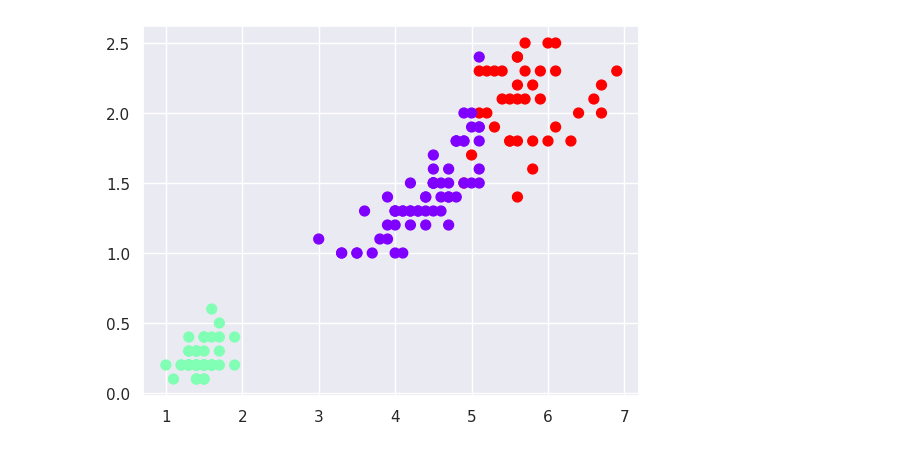
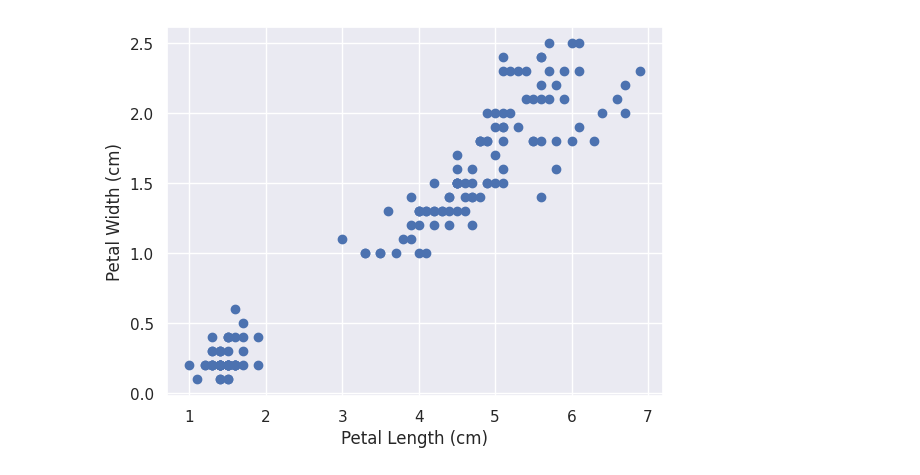
Before and after one commit to Sandrocamargo/data-mining, a Jupyter notebook: Python/md07_clustering.ipynb, the cells around one changed output. Saved outputs shown, nothing was run; the diff lists cells and outputs as text; code cells hidden in the pictures.

```diff
--- a/Python/md07_clustering.ipynb
+++ b/Python/md07_clustering.ipynb
@@ -31,8 +60,9 @@ plt.scatter(iris.data[:, 2], iris.data[:, 3])
-# %%
-from sklearn.cluster import KMeans
-est = KMeans(3)  # 4 clusters
-est.fit(iris.data)
-y_kmeans = est.predict(iris.data)
-plt.scatter(iris.data[:, 2], iris.data[:, 3], c=y_kmeans, s=50, cmap='rainbow');
-# %% [output]
-[figure, removed]
+# %%
+# ScatterPlot
+# Selecting 2 different attributes
+plt.scatter(data.iloc[:,2], data.iloc[:,3])
+plt.xlabel("Petal Length (cm)")
+plt.ylabel("Petal Width (cm)")
+plt.show()
+# %% [output]
+[figure, added]
```
Also changed, not shown: parts of 9 cells of this notebook.
